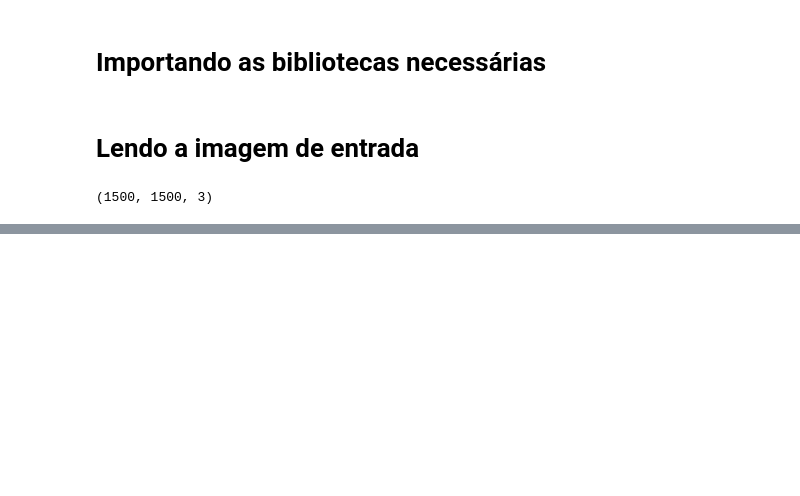
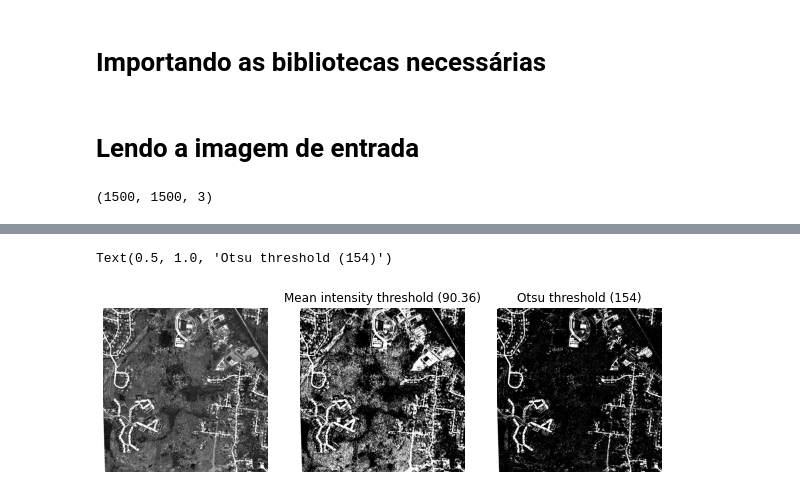
Before and after one commit to Populim/imageprocessing, a Jupyter notebook: projeto_final.ipynb, the cells around one changed output, grey strips where cells are left out. Cells and saved outputs as stored; diff of their text form; code cells hidden in the pictures; blank space fills up the shorter version.

```diff
--- a/projeto_final.ipynb
+++ b/projeto_final.ipynb
@@ -82,2 +101,45 @@ plt.show()
+# %%
+def thresholding(f, L):
+    # create a new image with zeros
+    f_tr = np.ones(f.shape).astype(np.uint8)
+    # setting to 0 the pixels below the threshold
+    f_tr[np.where(f < L)] = 0
+    return f_tr
+# %%
+def otsu_threshold(img, max_L):
+    M = np.product(img.shape)
+    min_var = []
+    hist_t,_ = np.histogram(img, bins=256, range=(0,256))
+
+    img_t = thresholding(img, 0)
+
+    for L in np.arange(1, max_L):
+        img_ti = thresholding(img, L)
+        # computing weights
+        w_a = np.sum(hist_t[:L])/float(M)
+        w_b = np.sum(hist_t[L:])/float(M)
+        # computing variances
+        sig_a = np.var(img[np.where(img_ti == 0)])
+        sig_b = np.var(img[np.where(img_ti == 1)])
+
+        min_var = min_var + [w_a*sig_a + w_b*sig_b]
+
+    img_t = thresholding(img, np.argmin(min_var))
+
+    return img_t, np.argmin(min_var)
+# %%
+img_o, OL = otsu_threshold(image, 255)
+hist_o,_ = np.histogram(img_o*255, bins=256, range=(0,256))
+
+mean_v = np.mean(image)
+img_t = thresholding(image, mean_v)
+
+plt.figure(figsize=(10,15))
+plt.subplot(131); plt.imshow(image,cmap="gray"); plt.axis('off')
+plt.subplot(132); plt.imshow(img_t, cmap="gray"); plt.axis('off'); plt.title('Mean intensity threshold (%.2f)' % (mean_v))
+plt.subplot(133); plt.imshow(img_o, cmap="gray"); plt.axis('off'); plt.title('Otsu threshold (%d)' % (OL))
+# %% [output]
+Text(0.5, 1.0, 'Otsu threshold (154)')
+[figure, added]
 # %%
 !pip install scikit-image
```
Also changed, not shown: parts of 14 cells of this notebook, 1 other file.
